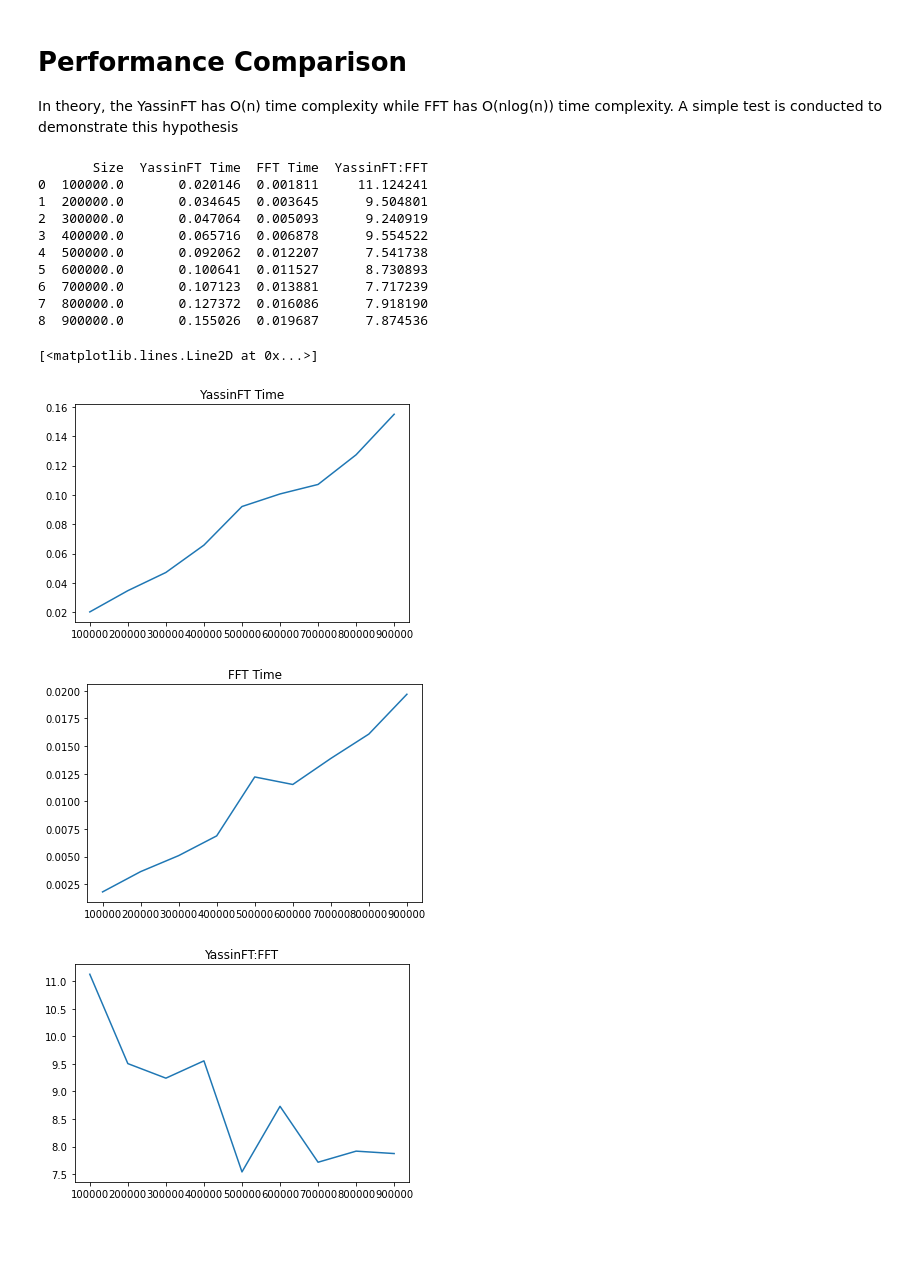
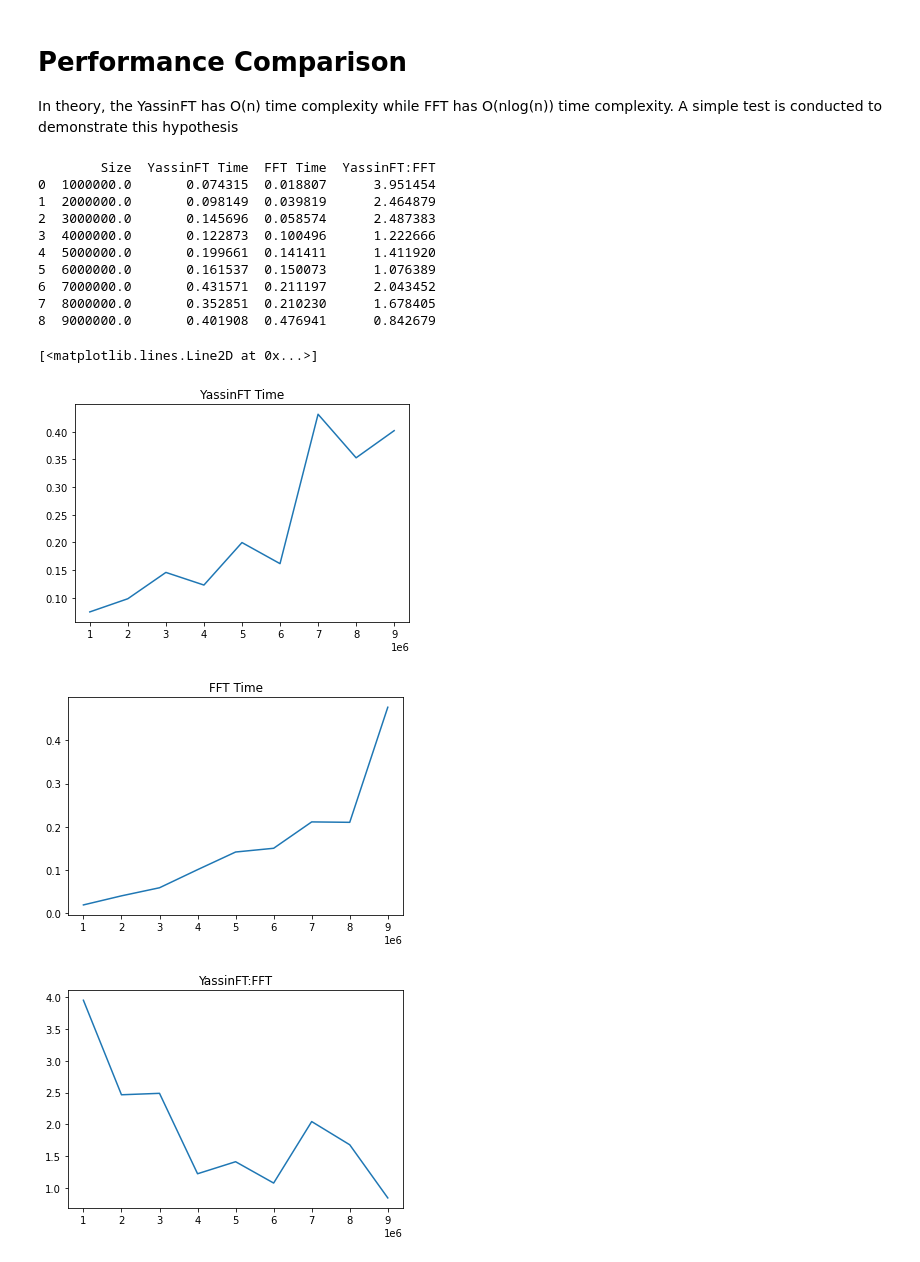
Before and after one commit to yassinkortam/ece113_hw, a Jupyter notebook: yassinft.ipynb, the cells around one changed output. Saved outputs shown, nothing was run; the diff lists cells and outputs as text; code cells hidden in the pictures; blank space fills up the shorter version.

```diff
--- a/yassinft.ipynb
+++ b/yassinft.ipynb
@@ -31,19 +31,27 @@ The DTFT of any signal can be written as the summation of complex exponentials.
 - Given linearity property of DTFT
 # %%
 #Evaluate the fourier transform at each omega
-def yassinft(x, w):
+def yassinft(x):
 
     #Execute time shifting property on all the coeffecients
     #Using numexpr library to save time
 
     #Generate the exponents in a time effecient way
-    k = np.arange(0, x.size, 1)
+    w = np.arange(0, 2*np.pi, 2*np.pi/x.size)
+    k = np.arange(0, w.size, 1)
     powers = ne.evaluate('w*k*-1')
 
     #Use euler formula to save time
-    re = x*ne.evaluate('cos(powers)')
-    im = 1j*x*ne.evaluate('sin(powers)')
+    re = ne.evaluate('cos(powers)')
+    im = 1j*ne.evaluate('sin(powers)')
     matrix = ne.evaluate('re + im')
+
+    #Checks for numerical errors
+    if x.size == matrix.size:
+        matrix = ne.evaluate('x*matrix')
+    else:
+        x = np.append(x, 1)
+        matrix = ne.evaluate('x*matrix')
 
     #Dot product of the yassinft matrix with all ones matrix
     return ne.evaluate('sum(matrix)')
@@ -84,55 +91,54 @@ plt.show()
 In theory, the YassinFT has O(n) time complexity while FFT has O(nlog(n)) time complexity. A simple test is conducted to demonstrate this hypothesis
 # %%
 logs = {'Size':[],'YassinFT Time':[], 'FFT Time':[], 'YassinFT:FFT':[]}
-for i in np.arange(1E5, 1E6, 1E5):
+for i in np.arange(1E6, 1E7, 1E6):
 
     #Generate signal
-    n = np.arange(0, i, 1)
-    x = np.array([random.randint(0,10) for x in n])
+    x = np.random.randint(100,size=int(i))
 
     #YassinFT
     start = datetime.now()
-    ft = np.array([yassinft(x, w) for w in xft])
+    ft = yassinft(x)
     end = datetime.now()
     yassinFTTime = end - start
 
     #FFT
     start = datetime.now()
     ft2 = np.fft.fft(x)
     end = datetime.now()
     fftTime = end - start
 
     logs['Size'].append(i)
     logs['YassinFT Time'].append(yassinFTTime.total_seconds())
     logs['FFT Time'].append(fftTime.total_seconds())
     logs['YassinFT:FFT'].append(yassinFTTime.total_seconds()/fftTime.total_seconds())
 
 logs = pd.DataFrame(logs)
 print(logs)
 
 plt.figure()
 plt.title("YassinFT Time")
 plt.plot(logs['Size'], logs['YassinFT Time'])
 
 plt.figure()
 plt.title("FFT Time")
 plt.plot(logs['Size'], logs['FFT Time'])
 
 plt.figure()
 plt.title("YassinFT:FFT")
 plt.plot(logs['Size'], logs['YassinFT:FFT'])
 # %% [output]
-       Size  YassinFT Time  FFT Time  YassinFT:FFT
-0  100000.0       0.020146  0.001811     11.124241
-1  200000.0       0.034645  0.003645      9.504801
-2  300000.0       0.047064  0.005093      9.240919
-3  400000.0       0.065716  0.006878      9.554522
-4  500000.0       0.092062  0.012207      7.541738
-5  600000.0       0.100641  0.011527      8.730893
-6  700000.0       0.107123  0.013881      7.717239
-7  800000.0       0.127372  0.016086      7.918190
-8  900000.0       0.155026  0.019687      7.874536
+        Size  YassinFT Time  FFT Time  YassinFT:FFT
+0  1000000.0       0.074315  0.018807      3.951454
+1  2000000.0       0.098149  0.039819      2.464879
+2  3000000.0       0.145696  0.058574      2.487383
+3  4000000.0       0.122873  0.100496      1.222666
+4  5000000.0       0.199661  0.141411      1.411920
+5  6000000.0       0.161537  0.150073      1.076389
+6  7000000.0       0.431571  0.211197      2.043452
+7  8000000.0       0.352851  0.210230      1.678405
+8  9000000.0       0.401908  0.476941      0.842679
 [<matplotlib.lines.Line2D at 0x...>]
-[figure, old version]
+[figure, new version]
-[figure, old version]
+[figure, new version]
-[figure, old version]
+[figure, new version]
```
Also changed, not shown: parts of 1 cell of this notebook.
